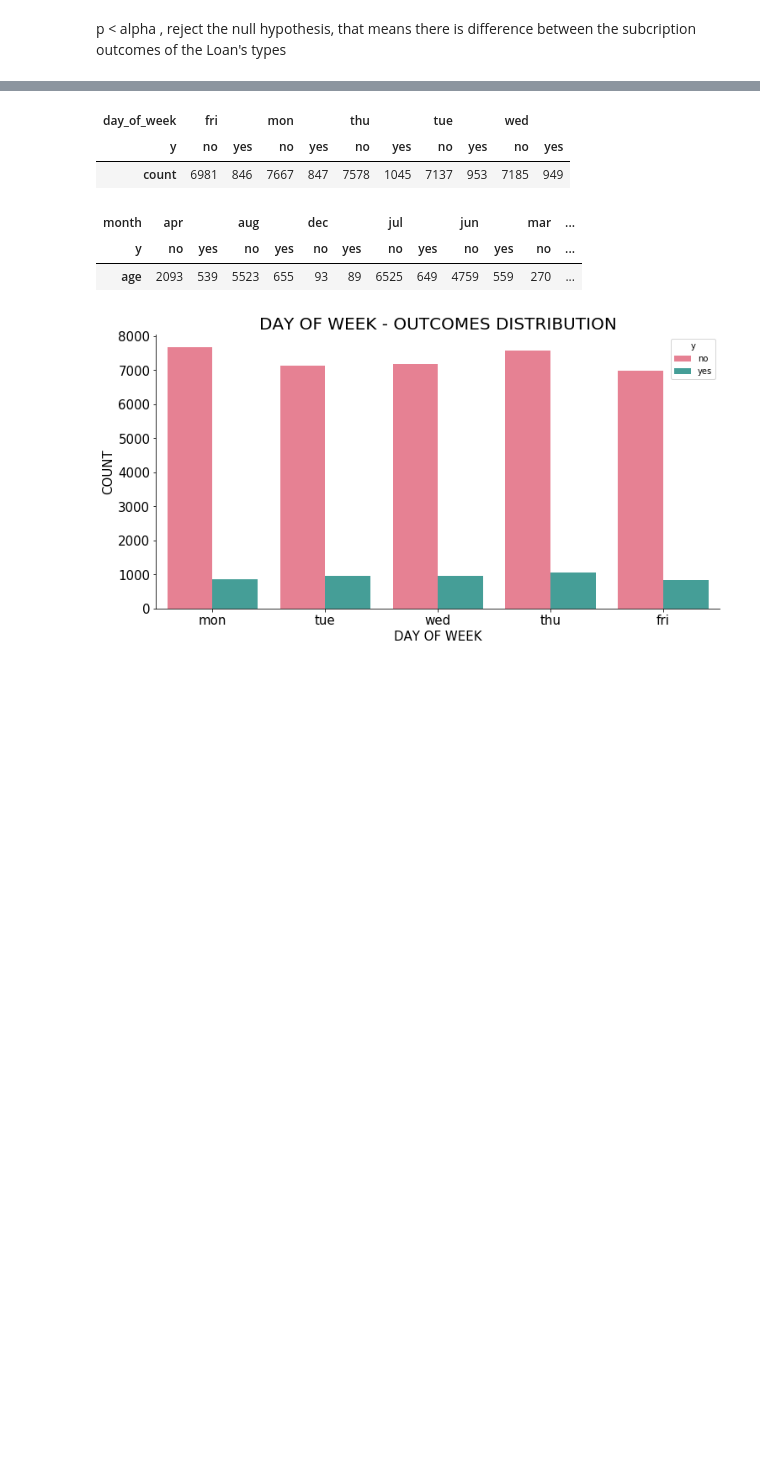
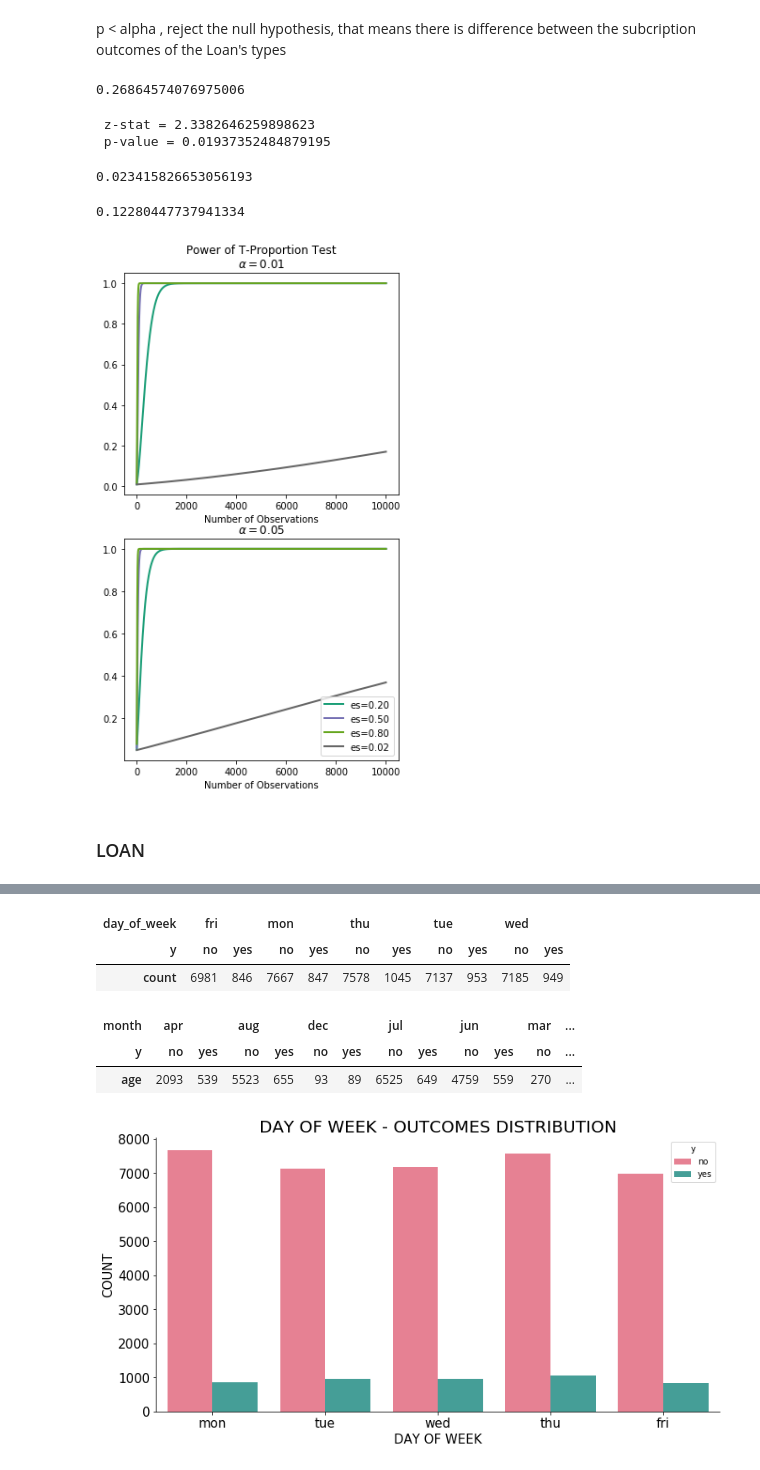
Before and after one commit to garywheeler24/DS-Atlanta-Mod-3-Project, a Jupyter notebook: Maia/bank_marketing_project.ipynb, the cells around one changed output, grey strips where cells are left out. Drawn from its saved outputs; the diff is of its cells as text; code cells hidden in the pictures; blank space fills up the shorter version.

```diff
--- a/Maia/bank_marketing_project.ipynb
+++ b/Maia/bank_marketing_project.ipynb
@@ -295,2 +277,78 @@ p
 # %% [markdown]
 p < alpha , reject the null hypothesis, that means there is difference between the subcription outcomes of the Loan's types
+# %%
+# Ho: There is no difference between the subcription outcomes of the Loan's types
+# Ha: There is difference between the subcription outcomes of the Loan's types
+alpha = 0.5
+#Yes total Proportion :
+total_YN = client_info.count().iloc[0]
+total_Y = client_info.loc[client_info['y']=='yes'].count().iloc[0]
+prop_total_Y = round(total_Y/total_YN, 4)
+
+
+#proprotion_Y of each type in Loan(Yes, Unknown, No)
+loan_type = list(client_info['loan'].unique())
+prop_loan_types = []
+for t in loan_type:
+    loan_YN = client_info.loc[client_info['loan']==t].count().iloc[0]
+    loan_Y = client_info.loc[(client_info['loan']==t) & (client_info['y']=='yes')].count().iloc[0]
+    prop_loan_Y = round(loan_Y/loan_YN, 4)
+    prop_loan_types.append(prop_loan_Y)
+
+# P-value:
+from scipy.stats import ttest_1samp
+data = prop_loan_types
+s, p = ttest_1samp(data,prop_total_Y)
+p
+
+# d - effect size:
+# %% [output]
+0.26864574076975006
+# %%
+client_Yhousing = client_info.loc[client_info['housing']   == 'yes']
+client_Nhousing = client_info.loc[client_info['housing']   ==  'no']
+Yhousing_Y      = client_Yhousing.loc[client_Yhousing['y'] == 'yes']
+Nhousing_Y      = client_Nhousing.loc[client_Nhousing['y'] == 'yes']
+
+count = np.array([len(Yhousing_Y), len(Nhousing_Y)])
+nobs  = np.array([len(client_Yhousing), len(client_Nhousing)])
+stat, pval   = proportions_ztest(count, nobs, value=0, alternative='two-sided')
+print(' z-stat = {z} \n p-value = {p}'.format(z=z,p=p))
+# %% [output]
+ z-stat = 2.3382646259898623
+ p-value = 0.01937352484879195
+# %%
+# PROPORTION OF SAYING YES OVER EACH GROUP OF HOUSING
+p1 = len(Yhousing_Y)/len(client_Yhousing)
+p2 = len(Nhousing_Y)/len(client_Nhousing)
+theta1 = 2 * (np.arcsin(np.sqrt(p1)))
+theta2 = 2 * (np.arcsin(np.sqrt(p2)))
+cohensh_H = theta1 - theta2
+cohensh_H
+# %% [output]
+0.023415826653056193
+# %%
+
+statsmodels.stats.power.zt_ind_solve_power(effect_size = cohensh, nobs1 = len(Yhousing_Y), alpha = .05, power = None, ratio = len(Nhousing_Y)/len(Yhousing_Y))
+# %% [output]
+0.12280447737941334
+# %%
+fig = plt.figure()
+ax = fig.add_subplot(2, 1, 1)
+fig = TTestIndPower().plot_power(dep_var='nobs',
+                                  nobs=np.arange(2, 10000),
+                                  effect_size=np.array([0.2, 0.5, 0.8, .023]),
+                                  alpha=0.01,
+                                  ax=ax, title='Power of T-Proportion Test' + '\n' + r'$\alpha = 0.01$')
+plt.subplots_adjust(bottom=0.2, right=0.8, top=2.0)
+ax.get_legend().remove()
+ax = fig.add_subplot(2, 1, 2)
+fig = TTestIndPower().plot_power(dep_var='nobs',
+                                 nobs=np.arange(2, 10000),
+                                 effect_size=np.array([0.2, 0.5, 0.8, .023]),
+                                 alpha=0.05,
+                                 ax=ax, title=r'$\alpha = 0.05$')
+# %% [output]
+[figure, added]
+# %% [markdown]
+### LOAN
```
Also changed, not shown: parts of 8 cells of this notebook.
